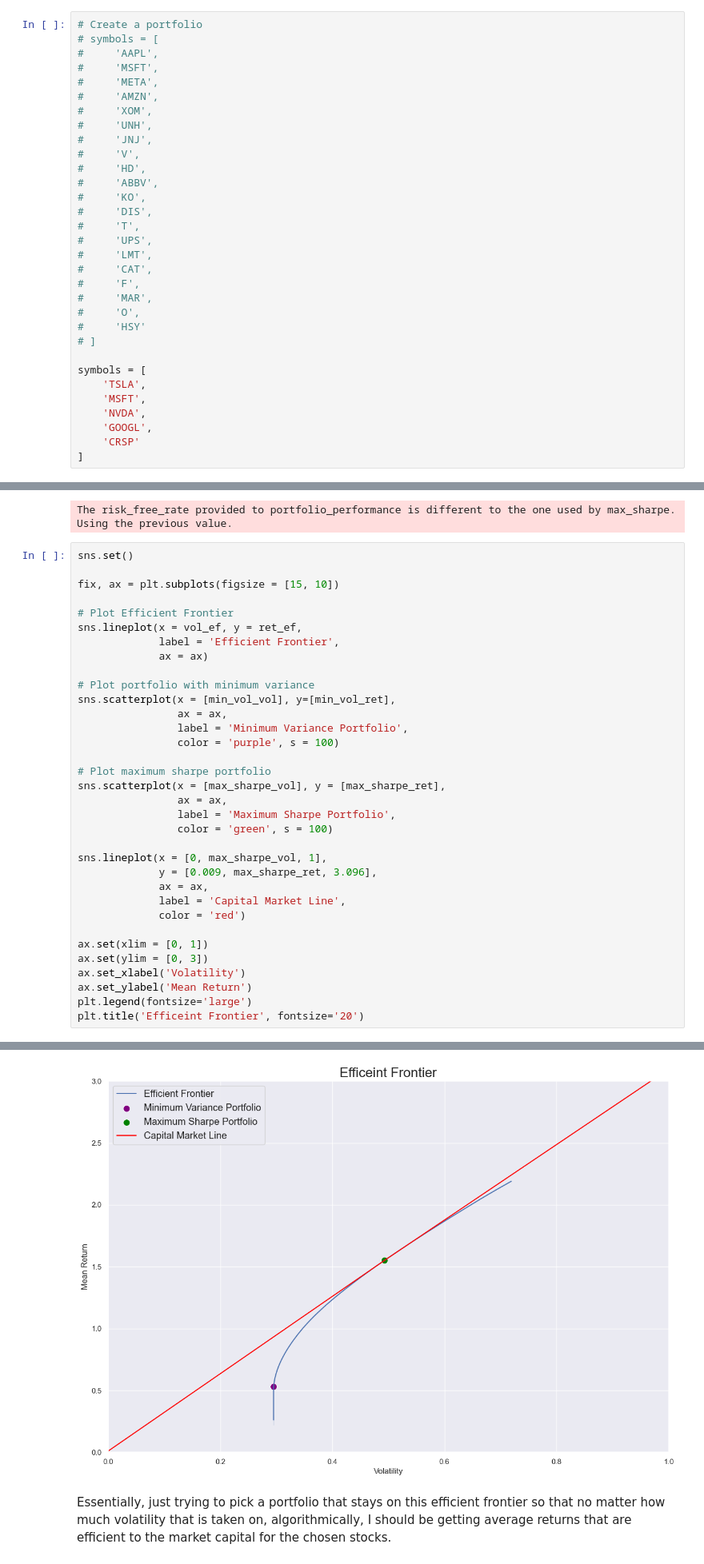
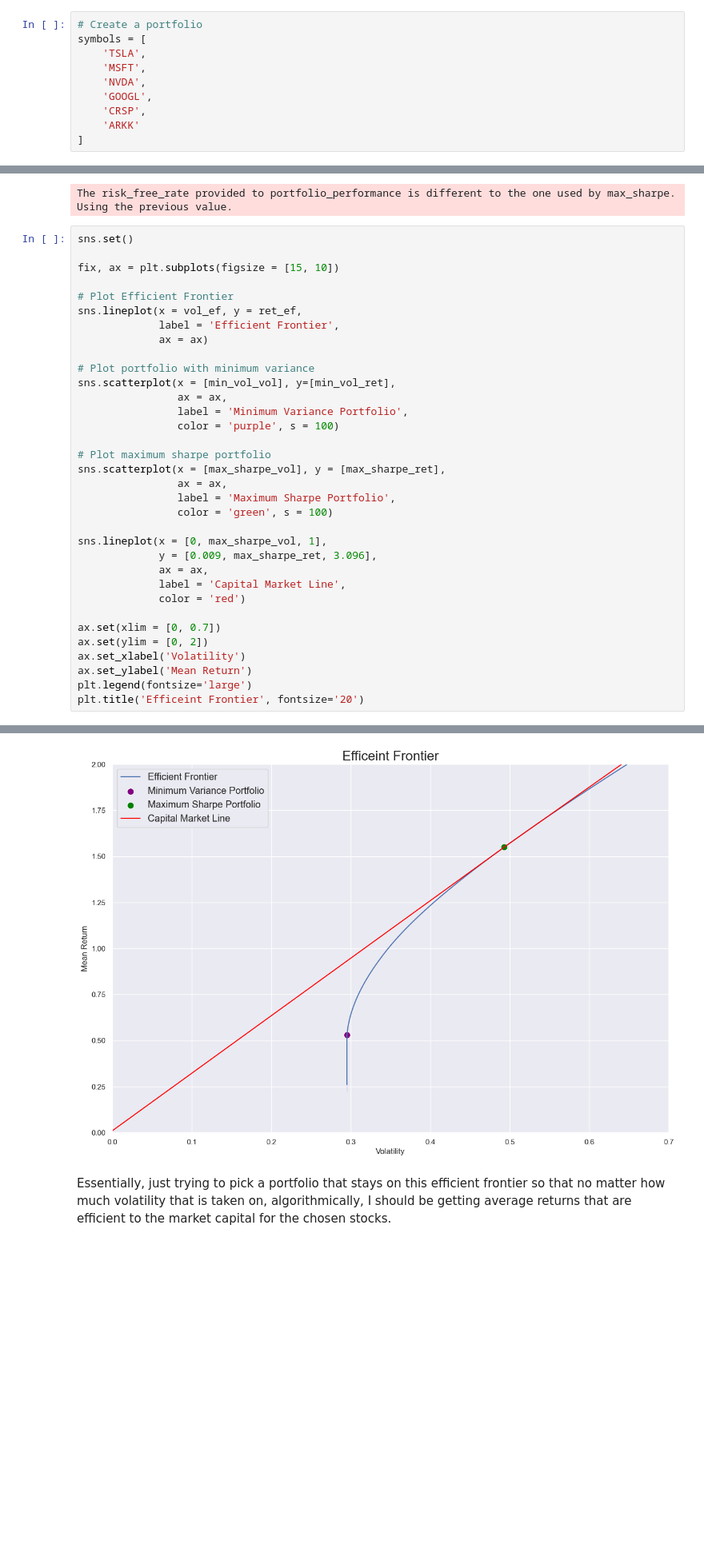
Before and after one commit to ryanzola/portfolio-optimizer, a Jupyter notebook: Mean_Variance_Optimization.ipynb, the cells around one changed output, grey strips where cells are left out. Shown at 80% size. Saved outputs shown, nothing was run; the diff lists cells and outputs as text; blank space fills up the shorter version.

```diff
--- a/Mean_Variance_Optimization.ipynb
+++ b/Mean_Variance_Optimization.ipynb
@@ -18,35 +18,13 @@ import plotly.express as px
 import seaborn as sns
 # %%
 # Create a portfolio
-# symbols = [
-#     'AAPL',
-#     'MSFT',
-#     'META',
-#     'AMZN',
-#     'XOM',
-#     'UNH',
-#     'JNJ',
-#     'V',
-#     'HD',
-#     'ABBV',
-#     'KO',
-#     'DIS',
-#     'T',
-#     'UPS',
-#     'LMT',
-#     'CAT',
-#     'F',
-#     'MAR',
-#     'O',
-#     'HSY'
-# ]
-
 symbols = [
     'TSLA',
     'MSFT',
     'NVDA',
     'GOOGL',
-    'CRSP'
+    'CRSP',
+    'ARKK'
 ]
 # %%
 # Get stock data
@@ -162,36 +141,36 @@ fix, ax = plt.subplots(figsize = [15, 10])
 
 # Plot Efficient Frontier
 sns.lineplot(x = vol_ef, y = ret_ef,
              label = 'Efficient Frontier',
              ax = ax)
 
 # Plot portfolio with minimum variance
 sns.scatterplot(x = [min_vol_vol], y=[min_vol_ret],
                 ax = ax,
                 label = 'Minimum Variance Portfolio',
                 color = 'purple', s = 100)
 
 # Plot maximum sharpe portfolio
 sns.scatterplot(x = [max_sharpe_vol], y = [max_sharpe_ret],
                 ax = ax,
                 label = 'Maximum Sharpe Portfolio',
                 color = 'green', s = 100)
 
 sns.lineplot(x = [0, max_sharpe_vol, 1],
              y = [0.009, max_sharpe_ret, 3.096],
              ax = ax,
              label = 'Capital Market Line',
              color = 'red')
 
-ax.set(xlim = [0, 1])
-ax.set(ylim = [0, 3])
+ax.set(xlim = [0, 0.7])
+ax.set(ylim = [0, 2])
 ax.set_xlabel('Volatility')
 ax.set_ylabel('Mean Return')
 plt.legend(fontsize='large')
 plt.title('Efficeint Frontier', fontsize='20')
 # %% [output]
 Text(0.5, 1.0, 'Efficeint Frontier')
-[figure, old version]
+[figure, new version]
 # %% [markdown]
 Essentially, just trying to pick a portfolio that stays on this efficient frontier so that no matter how much volatility that is taken on, algorithmically, I should be getting average returns that are efficient to the market capital for the chosen stocks.
 # %%
```
Also changed, not shown: parts of 6 cells of this notebook.
